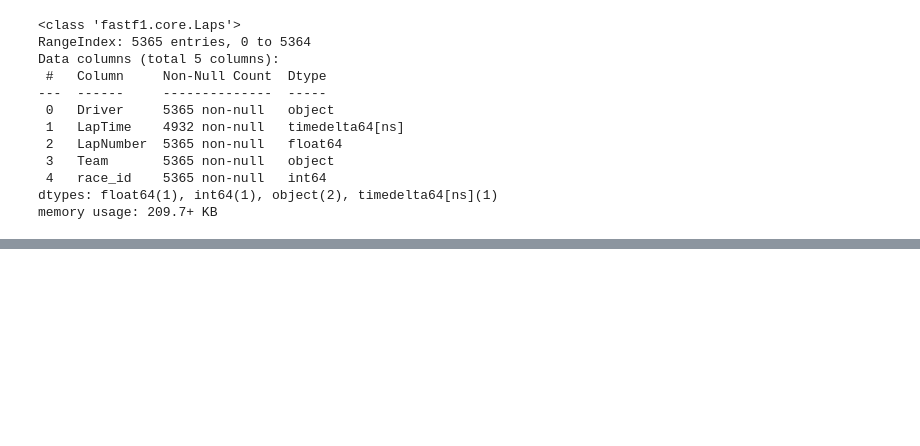
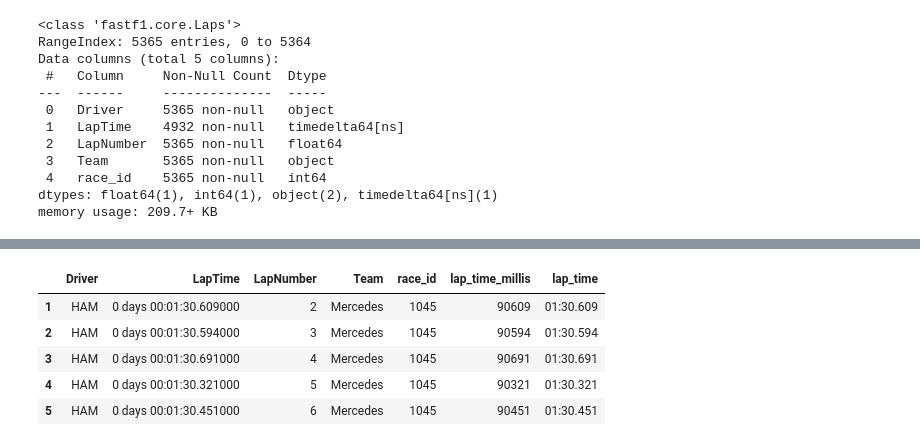
Before and after one commit to zagrebelnio/F1-Championship-Data-Analysis, a Jupyter notebook: storage/scripts/lap_times.ipynb, the cells around one changed output, grey strips where cells are left out. Cells and saved outputs as stored; diff of their text form; code cells hidden in the pictures; blank space fills up the shorter version.

```diff
--- a/storage/scripts/lap_times.ipynb
+++ b/storage/scripts/lap_times.ipynb
@@ -157,0 +178,3 @@ memory usage: 209.7+ KB
+# %%
+sprint_lap_times_df = sprint_lap_times_df.dropna(subset=['LapTime'])
+sprint_lap_times_df.info()
@@ -157,0 +206,3 @@ memory usage: 209.7+ KB
+# %%
+sprint_lap_times_df['lap_time_millis'] = sprint_lap_times_df['LapTime'].dt.total_seconds() * 1000
+sprint_lap_times_df.head()
@@ -157,0 +230,5 @@ memory usage: 209.7+ KB
+# %%
+sprint_lap_times_df['LapNumber'] = sprint_lap_times_df['LapNumber'].astype(int)
+sprint_lap_times_df['lap_time_millis'] = sprint_lap_times_df['lap_time_millis'].astype(int)
+
+sprint_lap_times_df.head()
@@ -157,0 +260,10 @@ memory usage: 209.7+ KB
+# %%
+sprint_lap_times_df['lap_time'] = sprint_lap_times_df['LapTime'].dt.total_seconds().apply(lambda x: timedelta_to_string(pd.Timedelta(seconds=x)))
+sprint_lap_times_df.head()
+# %% [output]
+|  | Driver | LapTime | LapNumber | Team | race_id | lap_time_millis | lap_time |
+| 1 | HAM | 0 days 00:01:30.609000 | 2 | Mercedes | 1045 | 90609 | 01:30.609 |
+| 2 | HAM | 0 days 00:01:30.594000 | 3 | Mercedes | 1045 | 90594 | 01:30.594 |
+| 3 | HAM | 0 days 00:01:30.691000 | 4 | Mercedes | 1045 | 90691 | 01:30.691 |
+| 4 | HAM | 0 days 00:01:30.321000 | 5 | Mercedes | 1045 | 90321 | 01:30.321 |
+| 5 | HAM | 0 days 00:01:30.451000 | 6 | Mercedes | 1045 | 90451 | 01:30.451 |
```
Also changed, not shown: parts of 12 cells of this notebook.
